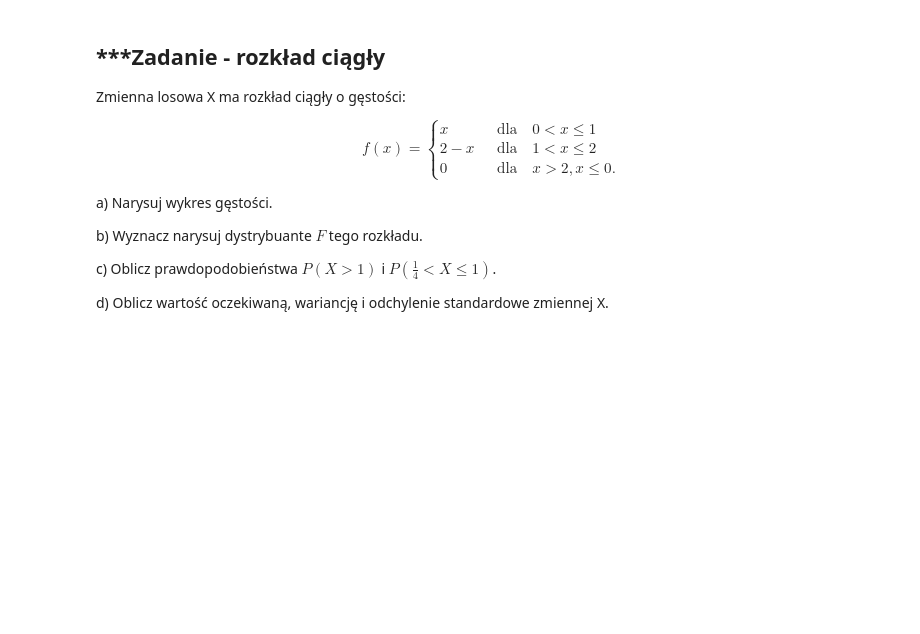
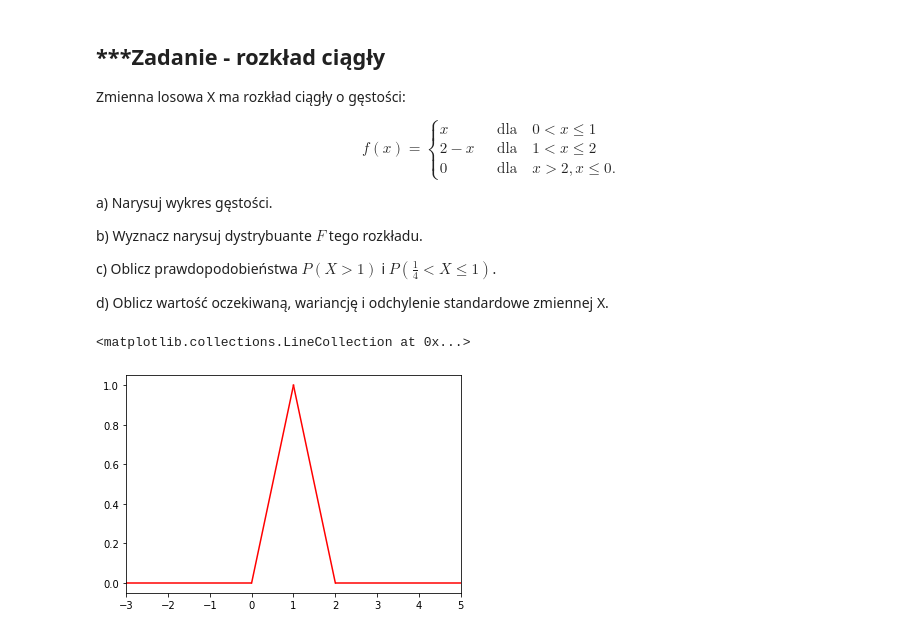
Before and after one commit to mdabrowski-phd/ds250223_stat, a Jupyter notebook: 02_rachunek_prawdopodobienstwa/02_analiza_rozkladow_prawdopodobienstwa.ipynb, the cells around one changed output. Saved outputs shown, nothing was run; the diff lists cells and outputs as text; code cells hidden in the pictures; blank space fills up the shorter version.

```diff
--- a/02_rachunek_prawdopodobienstwa/02_analiza_rozkladow_prawdopodobienstwa.ipynb
+++ b/02_rachunek_prawdopodobienstwa/02_analiza_rozkladow_prawdopodobienstwa.ipynb
@@ -42,3 +97,19 @@ b) Wyznacz narysuj dystrybuante $F$ tego rozkładu.
 c) Oblicz prawdopodobieństwa $P(X > 1)$ i $P( \frac{1}{4} < X \leq 1)$.
 
 d) Oblicz wartość oczekiwaną, wariancję i odchylenie standardowe zmiennej X.
+# %%
+#a)
+xa = np.linspace(0, 1, 100)
+ya = xa
+
+xb = np.linspace(1, 2, 100)
+yb = 2 - xb
+
+plt.xlim([-3, 5])
+plt.plot(xa, ya, color='r')
+plt.plot(xb, yb, color='r')
+plt.hlines(xmin=-3, xmax=0, y=0, color='r')
+plt.hlines(xmin=2, xmax=5, y=0, color='r')
+# %% [output]
+<matplotlib.collections.LineCollection at 0x...>
+[figure, added]
```
Also changed, not shown: parts of 7 cells of this notebook, 3 other files.
